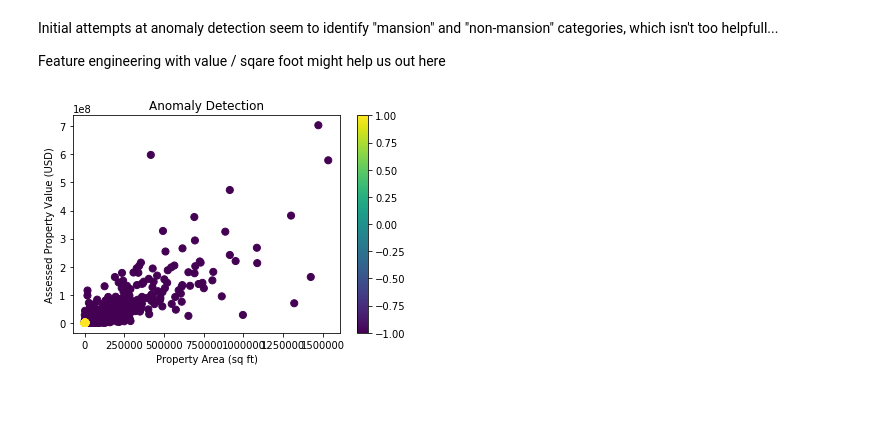
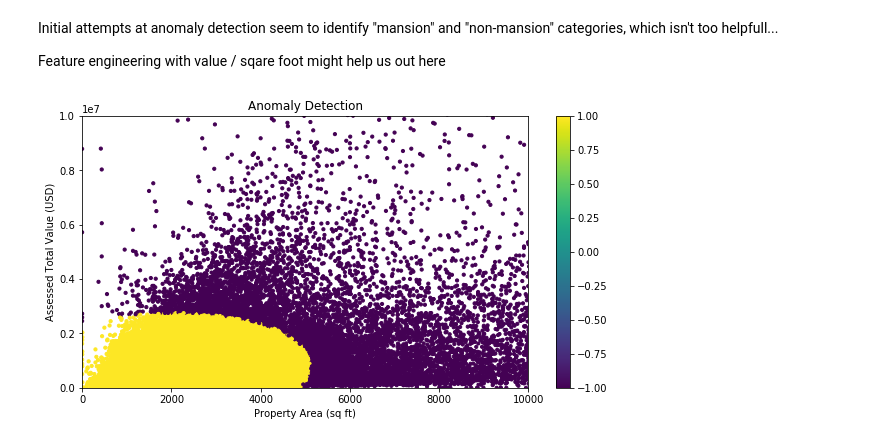
Before and after one commit to EmiliaPaz/EECS731_FinalProject, a Jupyter notebook: notebooks/Anomaly.ipynb, the cells around one changed output. Saved outputs shown, nothing was run; the diff lists cells and outputs as text; code cells hidden in the pictures; blank space fills up the shorter version.

Commit message:
Makes updates to the anomaly notebook

```diff
--- a/notebooks/Anomaly.ipynb
+++ b/notebooks/Anomaly.ipynb
@@ -22,0 +66,3 @@ ass_data = ass_data.query('LotArea < 300000')
+# %%
+ass_data = ass_data.query('ExemptionCode != "no" and ExemptionCode != "st"')
+ass_data["ExemptionCode"].value_counts()
@@ -22,0 +90,4 @@ ass_data = ass_data.query('LotArea < 300000')
+# %%
+ass_data["ExemptionCode"] = ass_data["ExemptionCode"]\
+    .apply(lambda x: (str(x) != "nan") and int(str(x)[:str(x).find(".")]) or x)
+ass_data["ExemptionCode"].describe()
@@ -22,0 +157,5 @@ ass_data = ass_data.query('LotArea < 300000')
+# %%
+ass_data["AssessedTotalValue"] = ass_data["AssessedFixturesValue"] + ass_data["AssessedImprovementValue"]\
+    + ass_data["AssessedLandValue"] + ass_data["AssessedPersonalPropertyValue"]
+ass_data[["AssessedFixturesValue", "AssessedImprovementValue", "AssessedLandValue", "AssessedPersonalPropertyValue",
+          "AssessedTotalValue"]].head()
@@ -70,19 +196,18 @@ Initial attempts at anomaly detection seem to identify "mansion" and "non-mansio
 Feature engineering with value / sqare foot might help us out here
 # %%
 model = EllipticEnvelope()
-labels = model.fit_predict(ass_data[['PropertyArea', 'AssessedImprovementValue']])
+labels = model.fit_predict(ass_data[['PropertyArea', 'AssessedTotalValue']])
 # %%
-fig = plt.figure()
-ax = fig.add_subplot(111)
-scatter = ax.scatter(ass_data['PropertyArea'], ass_data['AssessedImprovementValue'], c=labels, s=50)
-ax.set_title('Anomaly Detection')
-ax.set_xlabel('Property Area (sq ft)')
-ax.set_ylabel('Assessed Property Value (USD)')
+plt.figure(figsize=(10, 5))
+scatter = plt.scatter(ass_data['PropertyArea'], ass_data['AssessedTotalValue'], c=labels, s=10)
+plt.title('Anomaly Detection')
+plt.xlabel('Property Area (sq ft)')
+plt.ylabel('Assessed Total Value (USD)')
 
-#ax.set_xlim([0, 10000])
-#ax.set_ylim([0, 10000000])
+plt.xlim([0, 10000])
+plt.ylim([0, 10000000])
 
 plt.colorbar(scatter)
 plt.show()
 # %% [output]
-[figure, old version]
+[figure, new version]
```
Also changed, not shown: parts of 17 cells of this notebook.
